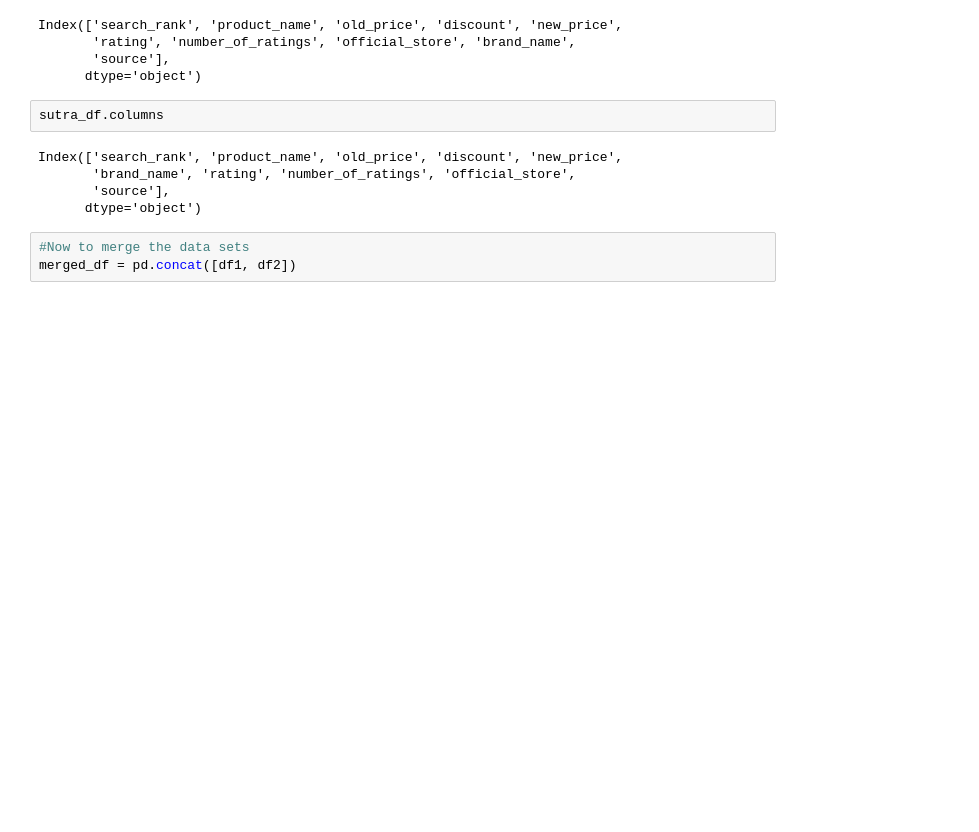
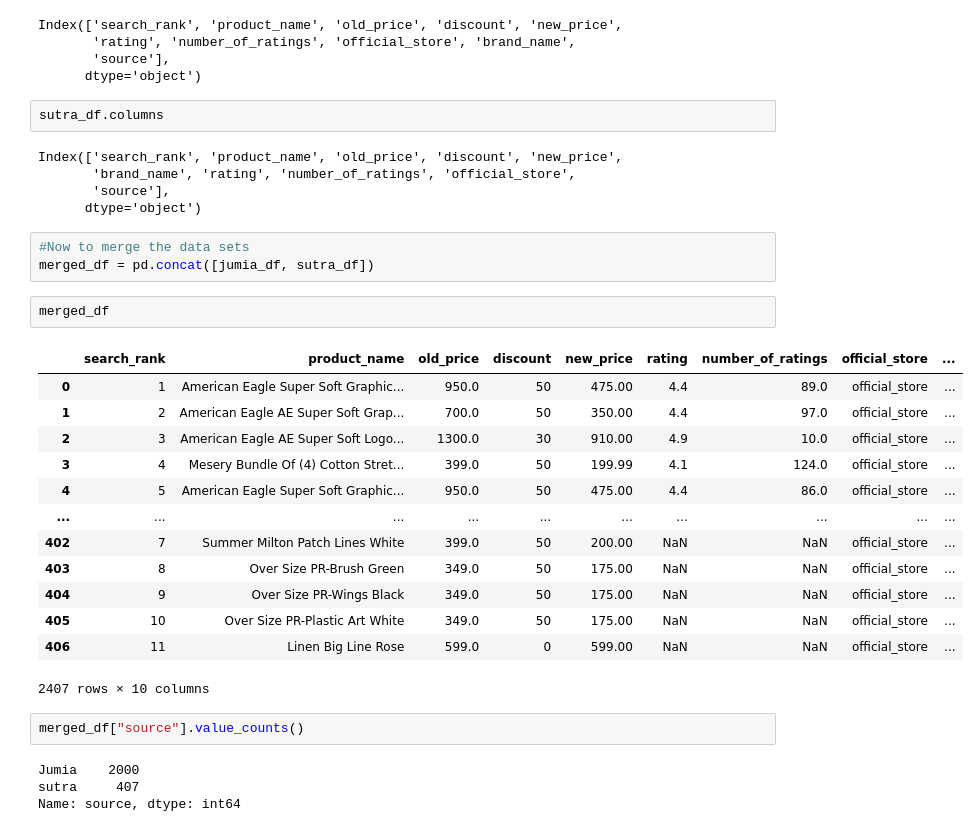
Before and after one commit to Abdelrahman2030/amazon_scraping, a Jupyter notebook: the_final_code/merging_code.ipynb, the cells around one changed output. Drawn from its saved outputs; the diff is of its cells as text; blank space fills up the shorter version.

Commit message:
wrote the code to merge the resulted data sets

```diff
--- a/the_final_code/merging_code.ipynb
+++ b/the_final_code/merging_code.ipynb
@@ -96,4 +96,26 @@ Index(['search_rank', 'product_name', 'old_price', 'discount', 'new_price',
       dtype='object')
 # %%
 #Now to merge the data sets
-merged_df = pd.concat([df1, df2])
+merged_df = pd.concat([jumia_df, sutra_df])
+# %%
+merged_df
+# %% [output]
+|  | search_rank | product_name | old_price | discount | new_price | rating | number_of_ratings | official_store | ... |
+| 0 | 1 | American Eagle Super Soft Graphic... | 950.0 | 50 | 475.00 | 4.4 | 89.0 | official_store | ... |
+| 1 | 2 | American Eagle AE Super Soft Grap... | 700.0 | 50 | 350.00 | 4.4 | 97.0 | official_store | ... |
+| 2 | 3 | American Eagle AE Super Soft Logo... | 1300.0 | 30 | 910.00 | 4.9 | 10.0 | official_store | ... |
+| 3 | 4 | Mesery Bundle Of (4) Cotton Stret... | 399.0 | 50 | 199.99 | 4.1 | 124.0 | official_store | ... |
+| 4 | 5 | American Eagle Super Soft Graphic... | 950.0 | 50 | 475.00 | 4.4 | 86.0 | official_store | ... |
+| ... | ... | ... | ... | ... | ... | ... | ... | ... | ... |
+| 402 | 7 | Summer Milton Patch Lines White | 399.0 | 50 | 200.00 | NaN | NaN | official_store | ... |
+| 403 | 8 | Over Size PR-Brush Green | 349.0 | 50 | 175.00 | NaN | NaN | official_store | ... |
+| 404 | 9 | Over Size PR-Wings Black | 349.0 | 50 | 175.00 | NaN | NaN | official_store | ... |
+| 405 | 10 | Over Size PR-Plastic Art White | 349.0 | 50 | 175.00 | NaN | NaN | official_store | ... |
+| 406 | 11 | Linen Big Line Rose | 599.0 | 0 | 599.00 | NaN | NaN | official_store | ... |
+2407 rows × 10 columns
+# %%
+merged_df["source"].value_counts()
+# %% [output]
+Jumia    2000
+sutra     407
+Name: source, dtype: int64
```
Also changed, not shown: 14 other files.
